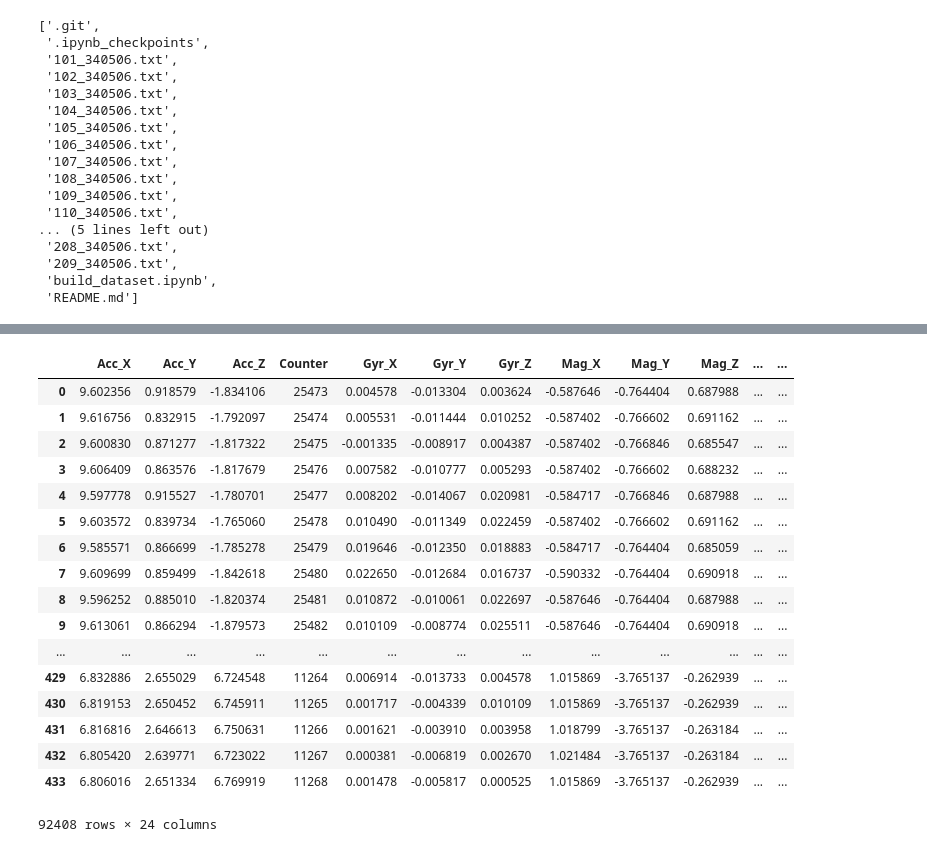
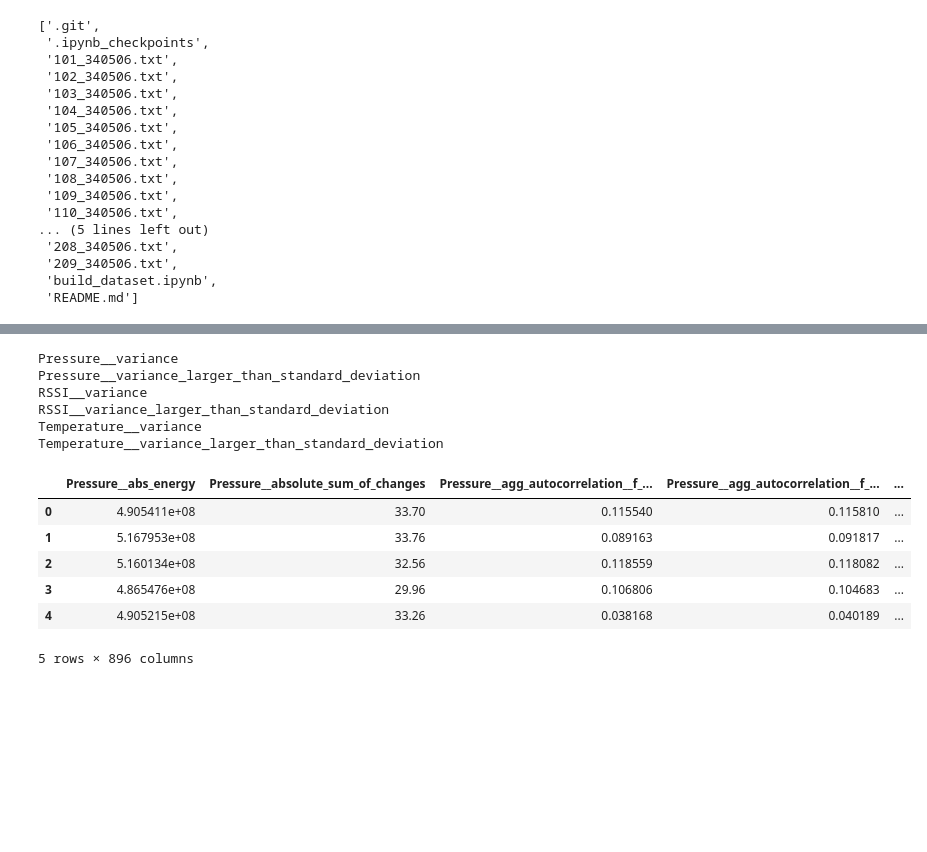
Before and after one commit to ericyang216/cs229_falling, a Jupyter notebook: build_dataset.ipynb, the cells around one changed output, grey strips where cells are left out. Saved outputs shown, nothing was run; the diff lists cells and outputs as text; code cells hidden in the pictures; blank space fills up the shorter version.

```diff
--- a/build_dataset.ipynb
+++ b/build_dataset.ipynb
@@ -127,21 +122,0 @@ person
-# %%
-df
-# %% [output]
-|  | Acc_X | Acc_Y | Acc_Z | Counter | Gyr_X | Gyr_Y | Gyr_Z | Mag_X | Mag_Y | Mag_Z | ... | ... |
-| 0 | 9.602356 | 0.918579 | -1.834106 | 25473 | 0.004578 | -0.013304 | 0.003624 | -0.587646 | -0.764404 | 0.687988 | ... | ... |
-| 1 | 9.616756 | 0.832915 | -1.792097 | 25474 | 0.005531 | -0.011444 | 0.010252 | -0.587402 | -0.766602 | 0.691162 | ... | ... |
-| 2 | 9.600830 | 0.871277 | -1.817322 | 25475 | -0.001335 | -0.008917 | 0.004387 | -0.587402 | -0.766846 | 0.685547 | ... | ... |
-| 3 | 9.606409 | 0.863576 | -1.817679 | 25476 | 0.007582 | -0.010777 | 0.005293 | -0.587402 | -0.766602 | 0.688232 | ... | ... |
-| 4 | 9.597778 | 0.915527 | -1.780701 | 25477 | 0.008202 | -0.014067 | 0.020981 | -0.584717 | -0.766846 | 0.687988 | ... | ... |
-| 5 | 9.603572 | 0.839734 | -1.765060 | 25478 | 0.010490 | -0.011349 | 0.022459 | -0.587402 | -0.766602 | 0.691162 | ... | ... |
-| 6 | 9.585571 | 0.866699 | -1.785278 | 25479 | 0.019646 | -0.012350 | 0.018883 | -0.584717 | -0.764404 | 0.685059 | ... | ... |
-| 7 | 9.609699 | 0.859499 | -1.842618 | 25480 | 0.022650 | -0.012684 | 0.016737 | -0.590332 | -0.764404 | 0.690918 | ... | ... |
-| 8 | 9.596252 | 0.885010 | -1.820374 | 25481 | 0.010872 | -0.010061 | 0.022697 | -0.587646 | -0.764404 | 0.687988 | ... | ... |
-| 9 | 9.613061 | 0.866294 | -1.879573 | 25482 | 0.010109 | -0.008774 | 0.025511 | -0.587646 | -0.764404 | 0.690918 | ... | ... |
-| ... | ... | ... | ... | ... | ... | ... | ... | ... | ... | ... | ... | ... |
-| 429 | 6.832886 | 2.655029 | 6.724548 | 11264 | 0.006914 | -0.013733 | 0.004578 | 1.015869 | -3.765137 | -0.262939 | ... | ... |
-| 430 | 6.819153 | 2.650452 | 6.745911 | 11265 | 0.001717 | -0.004339 | 0.010109 | 1.015869 | -3.765137 | -0.262939 | ... | ... |
-| 431 | 6.816816 | 2.646613 | 6.750631 | 11266 | 0.001621 | -0.003910 | 0.003958 | 1.018799 | -3.765137 | -0.263184 | ... | ... |
-| 432 | 6.805420 | 2.639771 | 6.723022 | 11267 | 0.000381 | -0.006819 | 0.002670 | 1.021484 | -3.765137 | -0.263184 | ... | ... |
-| 433 | 6.806016 | 2.651334 | 6.769919 | 11268 | 0.001478 | -0.005817 | 0.000525 | 1.015869 | -3.765137 | -0.262939 | ... | ... |
-92408 rows × 24 columns
@@ -147,0 +126,21 @@ df
+# %%
+for i in dataset.columns:
+    if 'variance' in i:
+        print(i)
+# %% [output]
+Pressure__variance
+Pressure__variance_larger_than_standard_deviation
+RSSI__variance
+RSSI__variance_larger_than_standard_deviation
+Temperature__variance
+Temperature__variance_larger_than_standard_deviation
+# %%
+X.head()
+# %% [output]
+|  | Pressure__abs_energy | Pressure__absolute_sum_of_changes | Pressure__agg_autocorrelation__f_... | Pressure__agg_autocorrelation__f_... | ... |
+| 0 | 4.905411e+08 | 33.70 | 0.115540 | 0.115810 | ... |
+| 1 | 5.167953e+08 | 33.76 | 0.089163 | 0.091817 | ... |
+| 2 | 5.160134e+08 | 32.56 | 0.118559 | 0.118082 | ... |
+| 3 | 4.865476e+08 | 29.96 | 0.106806 | 0.104683 | ... |
+| 4 | 4.905215e+08 | 33.26 | 0.038168 | 0.040189 | ... |
+5 rows × 896 columns
```
Also changed, not shown: parts of 17 cells of this notebook.
